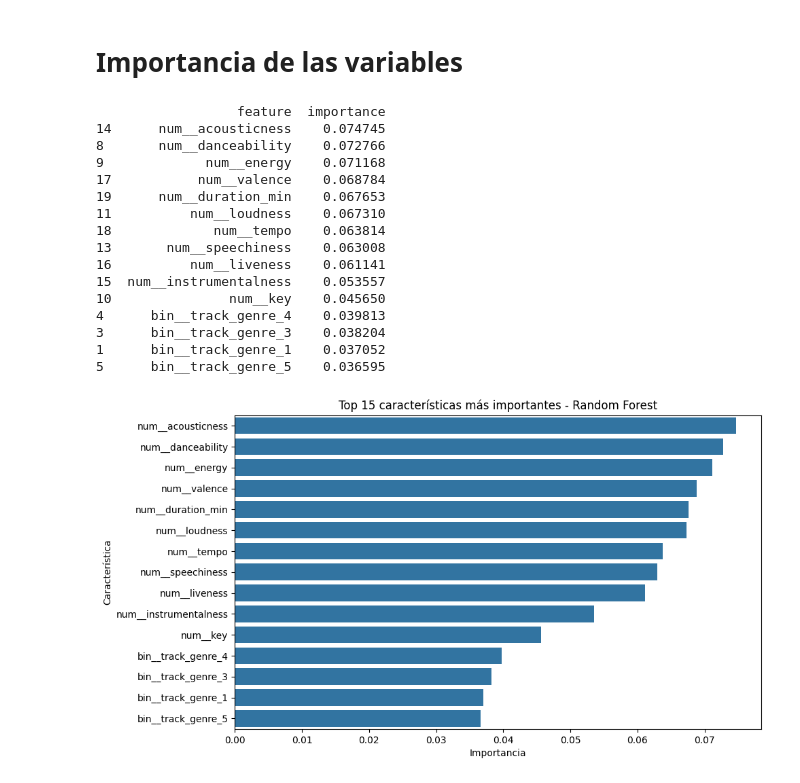
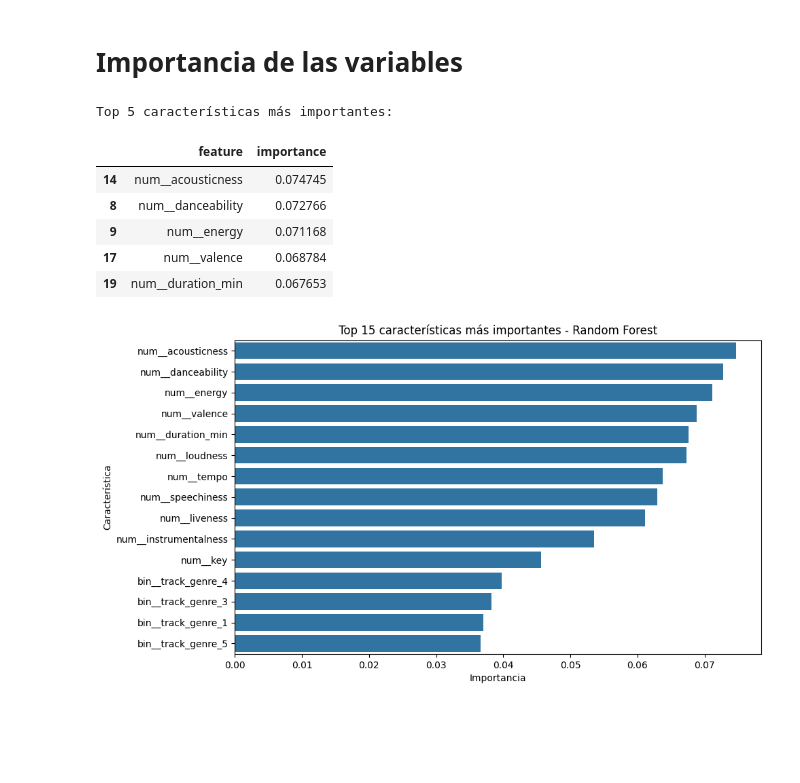
Before and after one commit to 0Trickster/Project-MLY-1, a Jupyter notebook: notebooks/modelos_supervisados/clasificación/08_Random_Forest.ipynb, the cells around one changed output. Cells and saved outputs as stored; diff of their text form; code cells hidden in the pictures; blank space fills up the shorter version.

```diff
--- a/notebooks/modelos_supervisados/clasificación/08_Random_Forest.ipynb
+++ b/notebooks/modelos_supervisados/clasificación/08_Random_Forest.ipynb
@@ -188,30 +279,22 @@ plt.show()
 # %%
 importancias = pd.DataFrame({
     "feature": X_train.columns,
     "importance": rf_model.feature_importances_
 })
 
 importancias = importancias.sort_values(
     by="importance",
     ascending=False
 )
 
-print(importancias.head(15))
+print("Top 5 características más importantes:")
+display(importancias.head(5))
 # %% [output]
-                  feature  importance
-14      num__acousticness    0.074745
-8       num__danceability    0.072766
-9             num__energy    0.071168
-17           num__valence    0.068784
-19      num__duration_min    0.067653
-11          num__loudness    0.067310
-18             num__tempo    0.063814
-13       num__speechiness    0.063008
-16          num__liveness    0.061141
-15  num__instrumentalness    0.053557
-10               num__key    0.045650
-4      bin__track_genre_4    0.039813
-3      bin__track_genre_3    0.038204
-1      bin__track_genre_1    0.037052
-5      bin__track_genre_5    0.036595
+Top 5 características más importantes:
+|  | feature | importance |
+| 14 | num__acousticness | 0.074745 |
+| 8 | num__danceability | 0.072766 |
+| 9 | num__energy | 0.071168 |
+| 17 | num__valence | 0.068784 |
+| 19 | num__duration_min | 0.067653 |
 # %%
```
Also changed, not shown: parts of 5 cells of this notebook, 2 other files.
